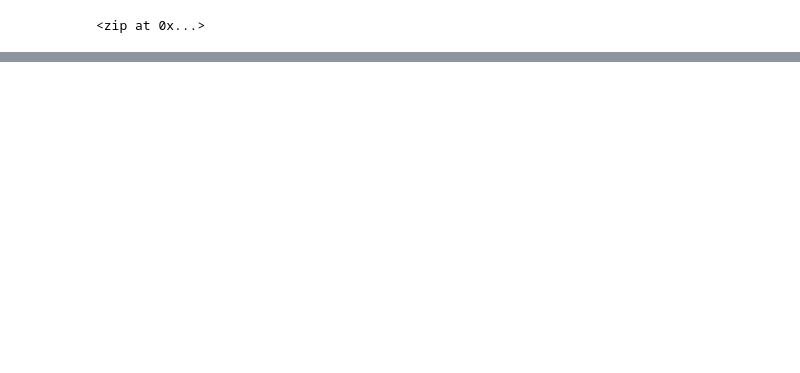
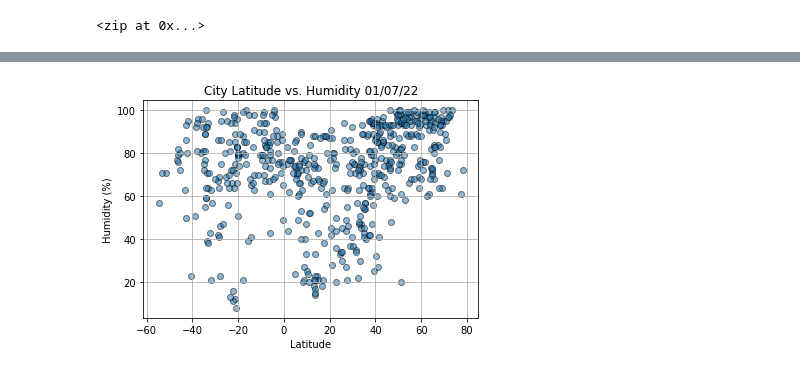
Before and after one commit to jhonpire/World_Weather_Analysis, a Jupyter notebook: WeatherPy.ipynb, the cells around one changed output, grey strips where cells are left out. Saved outputs shown, nothing was run; the diff lists cells and outputs as text; code cells hidden in the pictures; blank space fills up the shorter version.

```diff
--- a/WeatherPy.ipynb
+++ b/WeatherPy.ipynb
@@ -188,19 +275,21 @@ plt.show()
 # %%
 # Build the scatter plots for latitude vs. humidity.
 plt.scatter(lats,
             humidity,
             edgecolor="black", linewidths=1, marker="o",
-            alpha=0.8, label="Cities")
+            alpha=0.5, label="Cities")
 
 # Incorporate the other graph properties.
 plt.title(f"City Latitude vs. Humidity "+ time.strftime("%x"))
 plt.ylabel("Humidity (%)")
 plt.xlabel("Latitude")
 plt.grid(True)
 # Save the figure.
-plt.savefig("Fig2.png")
+plt.savefig("weather_data/Fig2.png")
 # Show plot.
 plt.show()
+# %% [output]
+[figure, added]
 # %%
 # Build the scatter plots for latitude vs. cloudiness.
 plt.scatter(lats,
```
Also changed, not shown: parts of 33 cells of this notebook, 11 other files.
